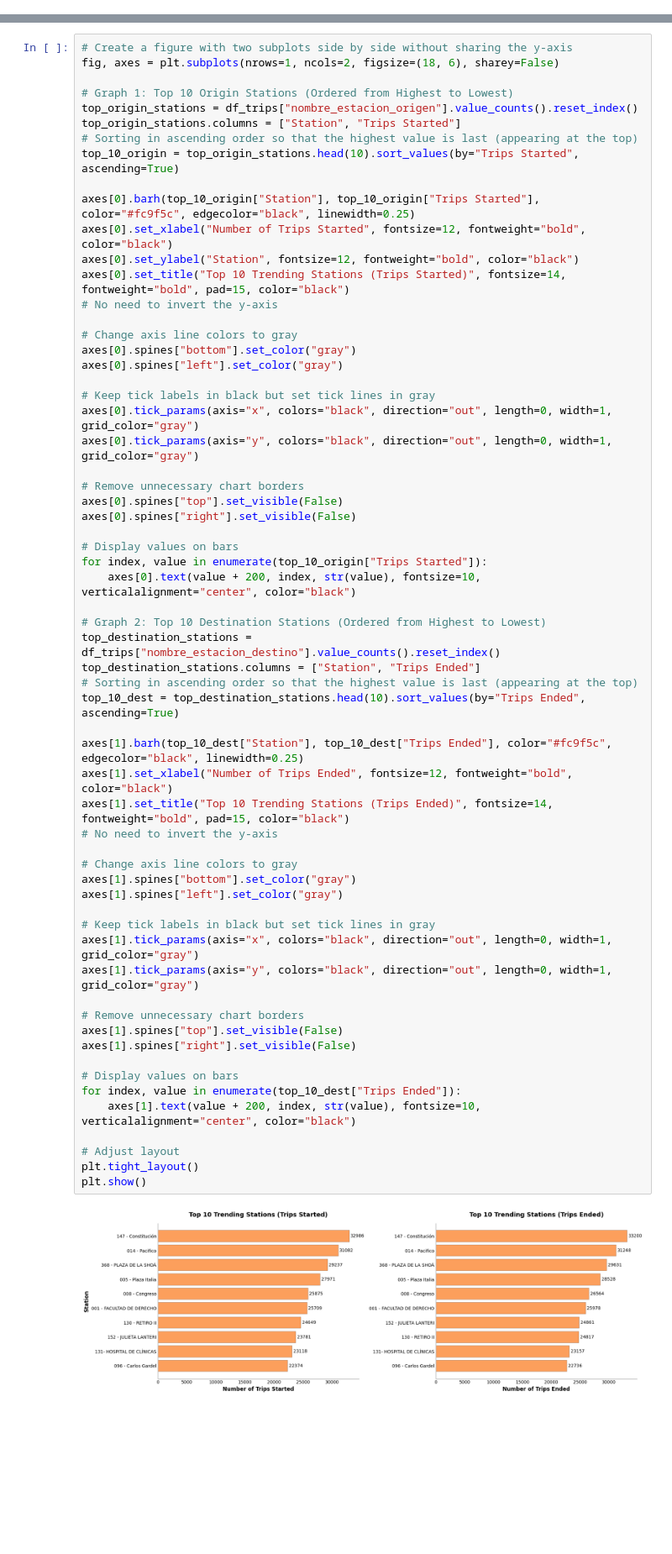
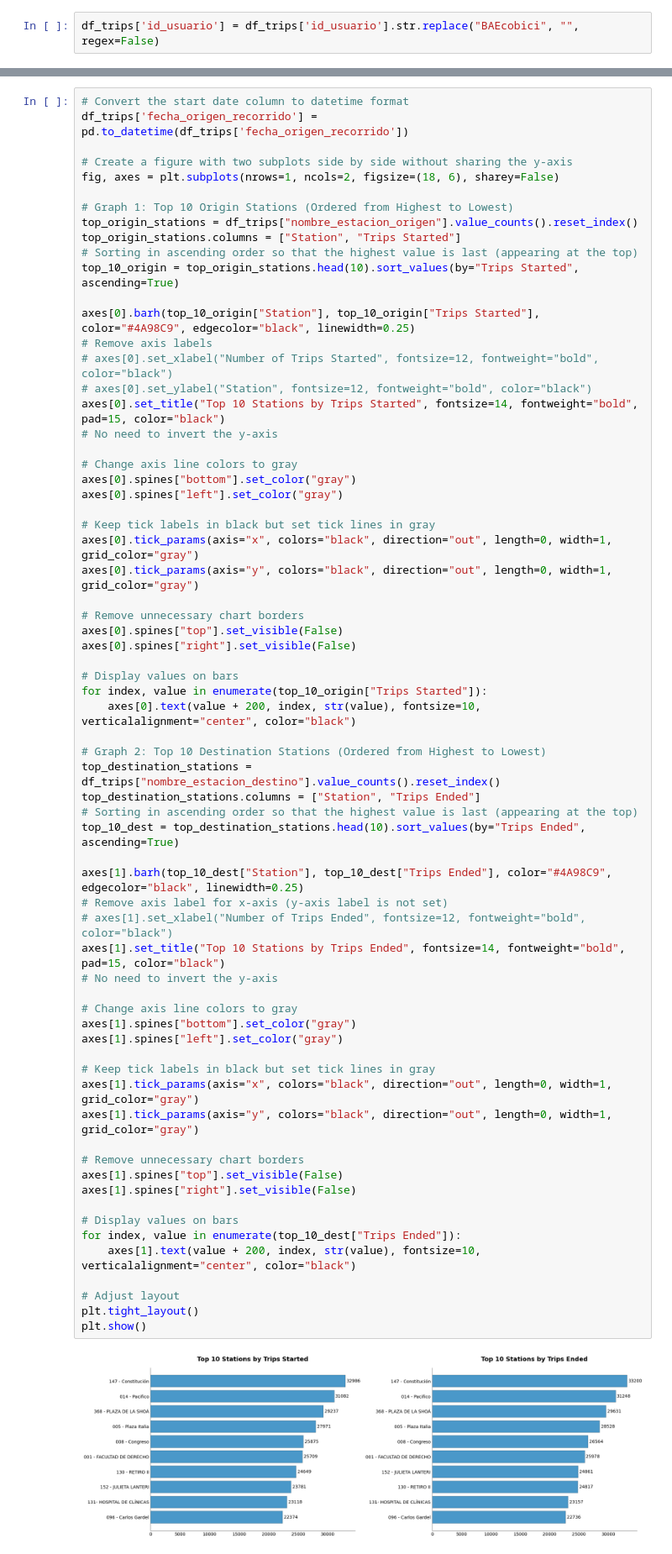
Before and after one commit to eferrario/bike-analytics, a Jupyter notebook: bikeanalytics.ipynb, the cells around one changed output, grey strips where cells are left out. Shown at 84% size. Saved outputs shown, nothing was run; the diff lists cells and outputs as text; blank space fills up the shorter version.

```diff
--- a/bikeanalytics.ipynb
+++ b/bikeanalytics.ipynb
@@ -88,4 +148,6 @@ Data columns (total 17 columns):
 2  1118251BAEcobici           ICONIC  FEMALE
 3  1246202BAEcobici           ICONIC    MALE
 4   114135BAEcobici           ICONIC  FEMALE
+# %%
+df_trips['id_usuario'] = df_trips['id_usuario'].str.replace("BAEcobici", "", regex=False)
 # %% [markdown]
@@ -98,4 +255,7 @@ Data columns (total 17 columns):
 # %%
+# Convert the start date column to datetime format
+df_trips['fecha_origen_recorrido'] = pd.to_datetime(df_trips['fecha_origen_recorrido'])
+
 # Create a figure with two subplots side by side without sharing the y-axis
 fig, axes = plt.subplots(nrows=1, ncols=2, figsize=(18, 6), sharey=False)
 
@@ -105,10 +265,11 @@ top_origin_stations.columns = ["Station", "Trips Started"]
 # Sorting in ascending order so that the highest value is last (appearing at the top)
 top_10_origin = top_origin_stations.head(10).sort_values(by="Trips Started", ascending=True)
 
-axes[0].barh(top_10_origin["Station"], top_10_origin["Trips Started"], color="#fc9f5c", edgecolor="black", linewidth=0.25)
-axes[0].set_xlabel("Number of Trips Started", fontsize=12, fontweight="bold", color="black")
-axes[0].set_ylabel("Station", fontsize=12, fontweight="bold", color="black")
-axes[0].set_title("Top 10 Trending Stations (Trips Started)", fontsize=14, fontweight="bold", pad=15, color="black")
+axes[0].barh(top_10_origin["Station"], top_10_origin["Trips Started"], color="#4A98C9", edgecolor="black", linewidth=0.25)
+# Remove axis labels
+# axes[0].set_xlabel("Number of Trips Started", fontsize=12, fontweight="bold", color="black")
+# axes[0].set_ylabel("Station", fontsize=12, fontweight="bold", color="black")
+axes[0].set_title("Top 10 Stations by Trips Started", fontsize=14, fontweight="bold", pad=15, color="black")
 # No need to invert the y-axis
 
 # Change axis line colors to gray
@@ -128,34 +289,35 @@ for index, value in enumerate(top_10_origin["Trips Started"]):
     axes[0].text(value + 200, index, str(value), fontsize=10, verticalalignment="center", color="black")
 
 # Graph 2: Top 10 Destination Stations (Ordered from Highest to Lowest)
 top_destination_stations = df_trips["nombre_estacion_destino"].value_counts().reset_index()
 top_destination_stations.columns = ["Station", "Trips Ended"]
 # Sorting in ascending order so that the highest value is last (appearing at the top)
 top_10_dest = top_destination_stations.head(10).sort_values(by="Trips Ended", ascending=True)
 
-axes[1].barh(top_10_dest["Station"], top_10_dest["Trips Ended"], color="#fc9f5c", edgecolor="black", linewidth=0.25)
-axes[1].set_xlabel("Number of Trips Ended", fontsize=12, fontweight="bold", color="black")
-axes[1].set_title("Top 10 Trending Stations (Trips Ended)", fontsize=14, fontweight="bold", pad=15, color="black")
+axes[1].barh(top_10_dest["Station"], top_10_dest["Trips Ended"], color="#4A98C9", edgecolor="black", linewidth=0.25)
+# Remove axis label for x-axis (y-axis label is not set)
+# axes[1].set_xlabel("Number of Trips Ended", fontsize=12, fontweight="bold", color="black")
+axes[1].set_title("Top 10 Stations by Trips Ended", fontsize=14, fontweight="bold", pad=15, color="black")
 # No need to invert the y-axis
 
 # Change axis line colors to gray
 axes[1].spines["bottom"].set_color("gray")
 axes[1].spines["left"].set_color("gray")
 
 # Keep tick labels in black but set tick lines in gray
 axes[1].tick_params(axis="x", colors="black", direction="out", length=0, width=1, grid_color="gray")
 axes[1].tick_params(axis="y", colors="black", direction="out", length=0, width=1, grid_color="gray")
 
 # Remove unnecessary chart borders
 axes[1].spines["top"].set_visible(False)
 axes[1].spines["right"].set_visible(False)
 
 # Display values on bars
 for index, value in enumerate(top_10_dest["Trips Ended"]):
     axes[1].text(value + 200, index, str(value), fontsize=10, verticalalignment="center", color="black")
 
 # Adjust layout
 plt.tight_layout()
 plt.show()
 # %% [output]
-[figure, old version]
+[figure, new version]
```
Also changed, not shown: parts of 34 cells of this notebook.
